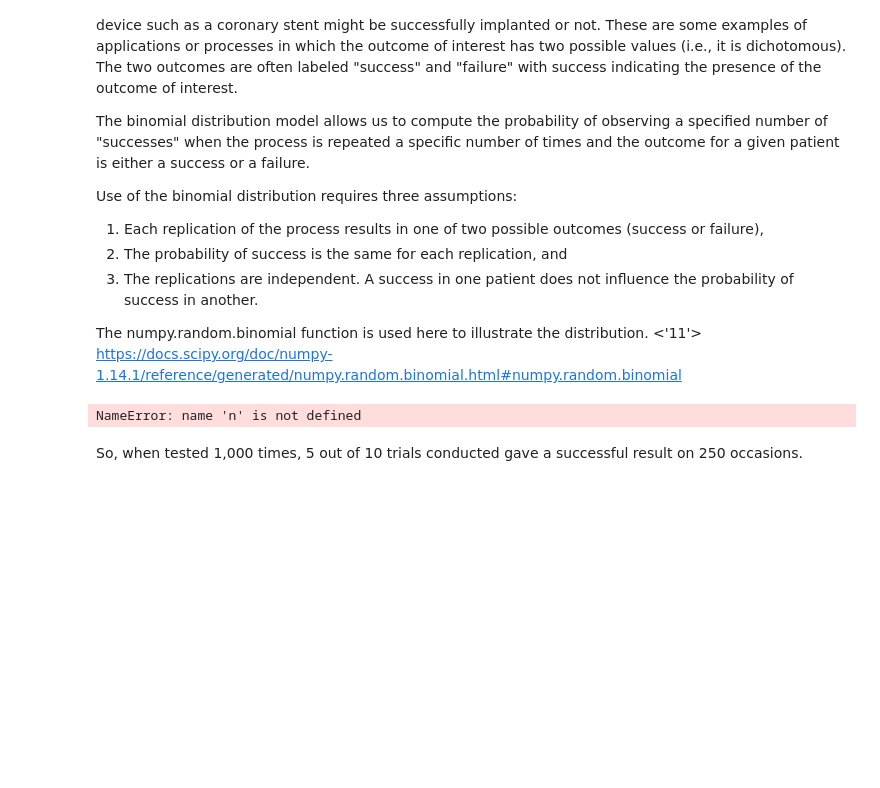
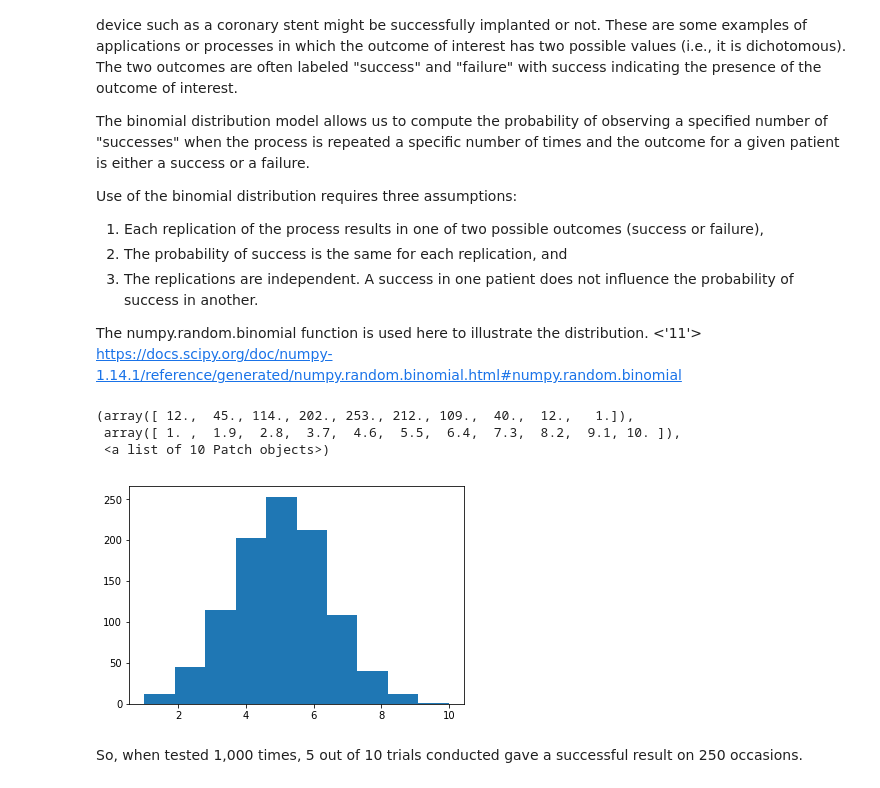
Before and after one commit to Aqua5lad/numpy-random-assignment, a Jupyter notebook: numpy-random.ipynb, the cells around one changed output. Saved outputs shown, nothing was run; the diff lists cells and outputs as text; code cells hidden in the pictures; blank space fills up the shorter version.

Commit message:
np.random.uniform

```diff
--- a/numpy-random.ipynb
+++ b/numpy-random.ipynb
@@ -208,11 +186,13 @@ Use of the binomial distribution requires three assumptions:
 
 The numpy.random.binomial function is used here to illustrate the distribution. <'11'> https://docs.scipy.org/doc/numpy-1.14.1/reference/generated/numpy.random.binomial.html#numpy.random.binomial
 # %%
-plt.hist(x = np.random.binomial(n, p, 1000))
-n, p = 10, .5
+plt.hist(x = np.random.binomial(10, 0.5, 1000))
 # number of trials = 10, probability of each trial = 50%, tested 1000 times.
 # %% [output]
-NameError: name 'n' is not defined
+(array([ 12.,  45., 114., 202., 253., 212., 109.,  40.,  12.,   1.]),
+ array([ 1. ,  1.9,  2.8,  3.7,  4.6,  5.5,  6.4,  7.3,  8.2,  9.1, 10. ]),
+ <a list of 10 Patch objects>)
+[figure, added]
 # %% [markdown]
 So, when tested 1,000 times, 5 out of 10 trials conducted gave a successful result on 250 occasions.
 # %% [markdown]
```
Also changed, not shown: parts of 14 cells of this notebook.
